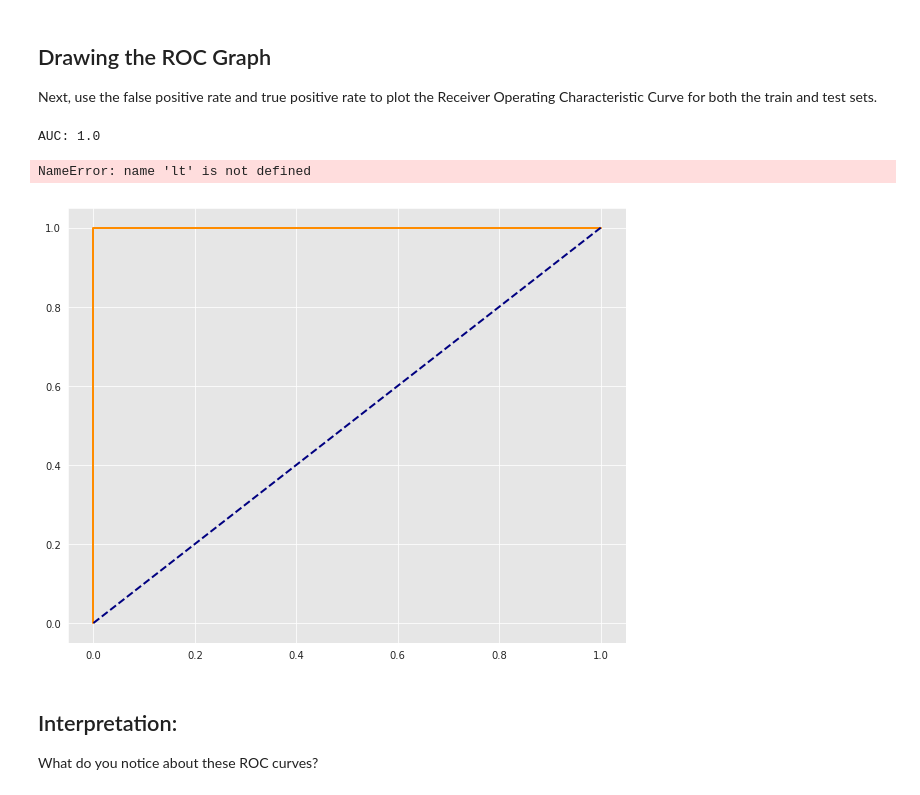
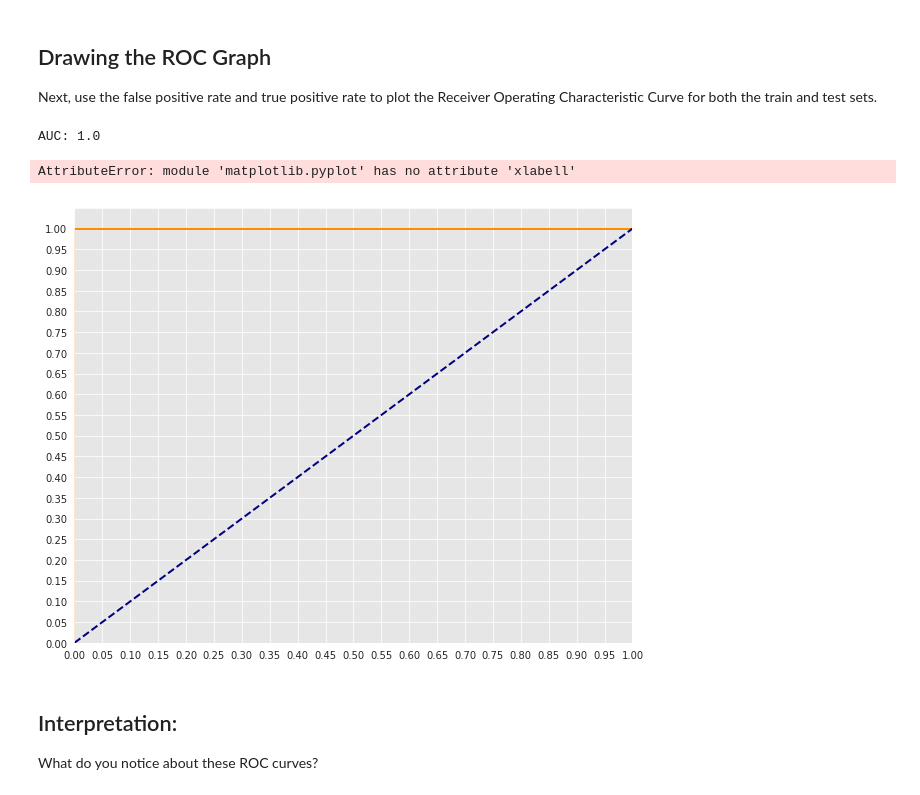
Before and after one commit to Chris-Manna/dsc-3-29-09-roc-curves-and-auc-lab-nyc-career-ds-102218, a Jupyter notebook: index.ipynb, the cells around one changed output. Saved outputs shown, nothing was run; the diff lists cells and outputs as text; code cells hidden in the pictures.

```diff
--- a/index.ipynb
+++ b/index.ipynb
@@ -73,30 +73,30 @@ Next, use the false positive rate and true positive rate to plot the Receiver Op
 # %%
 # Your code here
 import matplotlib.pyplot as plt
 import seaborn as sns
 %matplotlib inline
 
 #Seaborns Beautiful Styling
 sns.set_style("darkgrid",{"axes.facecolor":".9"})
 
 print("AUC: {}".format(auc(fpr,tpr)))
 plt.figure(figsize=(10,8))
 lw = 2
 plt.plot(fpr,tpr,color='darkorange',lw=lw, label='ROC curve')
 plt.plot([0,1],[0,1], color='navy',lw=lw,linestyle='--')
-lt.xlim([0.0,1.0])
+plt.xlim([0.0,1.0])
 plt.ylim([0.0,1.05])
 plt.yticks([i/20.0 for i in range(21)])
 plt.xticks([i/20.0 for i in range(21)])
 plt.xlabell('False Positive Rate')
 plt.ylabel('True Positive Rate')
 plt.title('Receiver operating characteristic (ROC) Curve')
 plt.legend(loc='lower right')
 plt.show()
 # %% [output]
 AUC: 1.0
-NameError: name 'lt' is not defined
+AttributeError: module 'matplotlib.pyplot' has no attribute 'xlabell'
-[figure, old version]
+[figure, new version]
 # %% [markdown]
 ## Interpretation:
 
```
